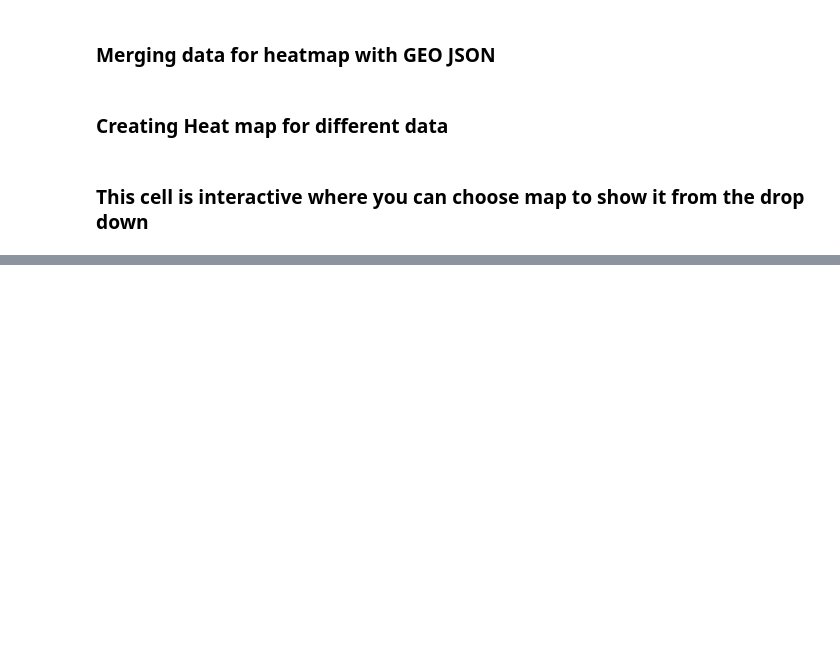
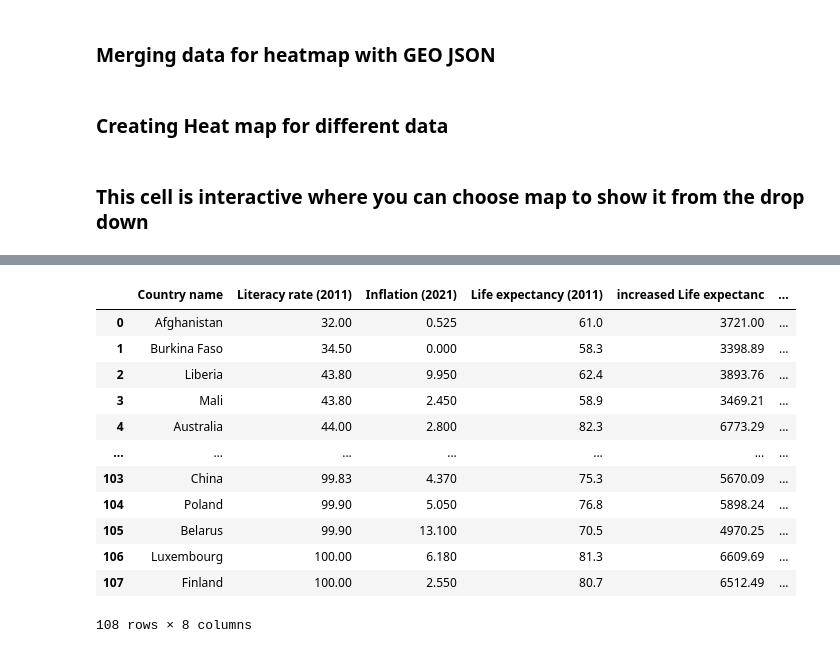
Before and after one commit to Kimballa05/DataVisGlobalWarming, a Jupyter notebook: Faisal_final project_exploratory notebook.ipynb, the cells around one changed output, grey strips where cells are left out. Cells and saved outputs as stored; diff of their text form; code cells hidden in the pictures; blank space fills up the shorter version.

```diff
--- a/Faisal_final project_exploratory notebook.ipynb
+++ b/Faisal_final project_exploratory notebook.ipynb
@@ -360,0 +419,16 @@ plt.show()
+# %%
+other_data_sorted
+# %% [output]
+|  | Country name | Literacy rate (2011) | Inflation (2021) | Life expectancy (2011) | increased Life expectanc | ... |
+| 0 | Afghanistan | 32.00 | 0.525 | 61.0 | 3721.00 | ... |
+| 1 | Burkina Faso | 34.50 | 0.000 | 58.3 | 3398.89 | ... |
+| 2 | Liberia | 43.80 | 9.950 | 62.4 | 3893.76 | ... |
+| 3 | Mali | 43.80 | 2.450 | 58.9 | 3469.21 | ... |
+| 4 | Australia | 44.00 | 2.800 | 82.3 | 6773.29 | ... |
+| ... | ... | ... | ... | ... | ... | ... |
+| 103 | China | 99.83 | 4.370 | 75.3 | 5670.09 | ... |
+| 104 | Poland | 99.90 | 5.050 | 76.8 | 5898.24 | ... |
+| 105 | Belarus | 99.90 | 13.100 | 70.5 | 4970.25 | ... |
+| 106 | Luxembourg | 100.00 | 6.180 | 81.3 | 6609.69 | ... |
+| 107 | Finland | 100.00 | 2.550 | 80.7 | 6512.49 | ... |
+108 rows × 8 columns
```
Also changed, not shown: parts of 10 cells of this notebook, 3 other files.
